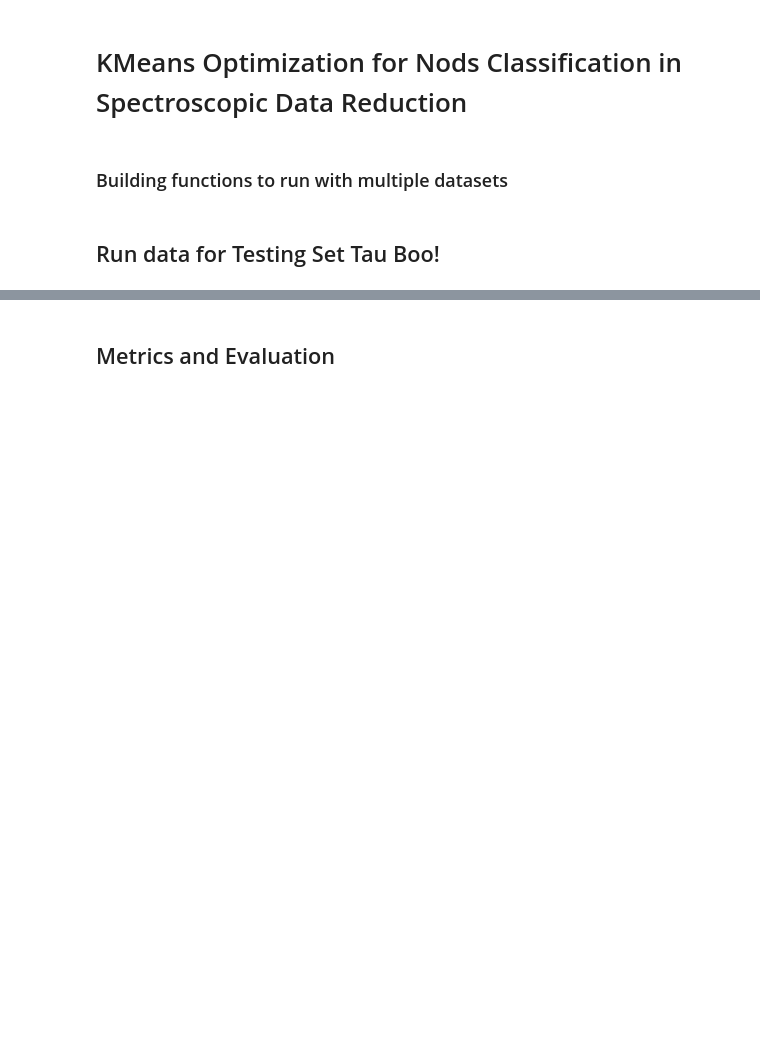
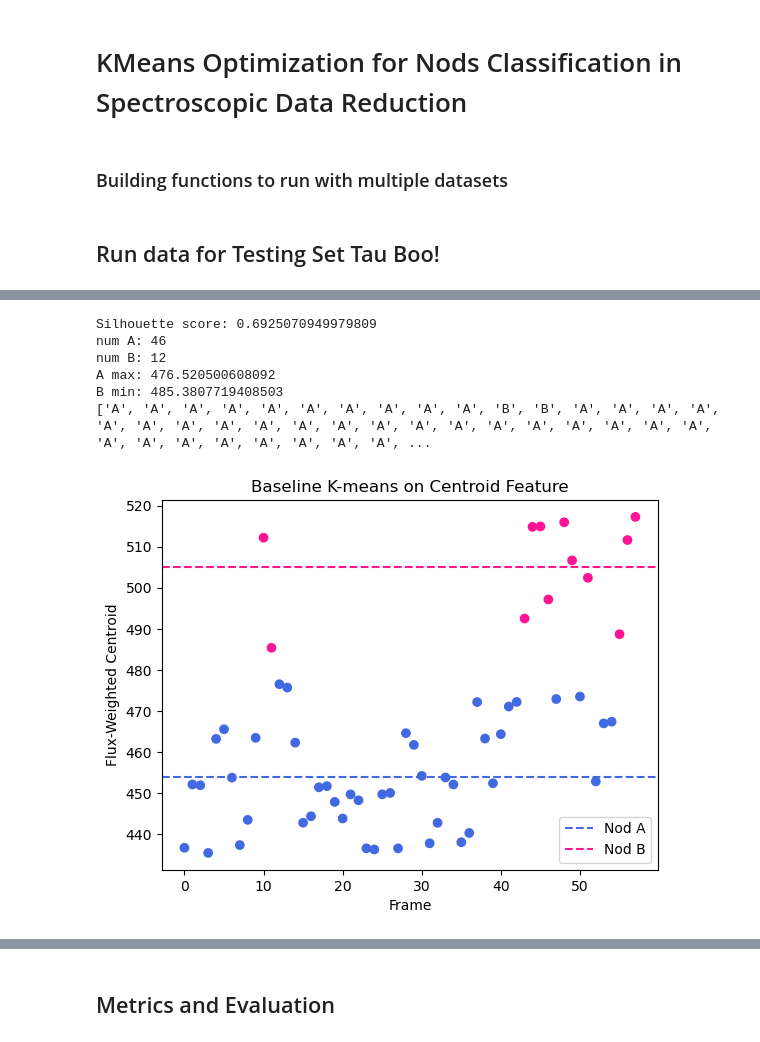
Before and after one commit to ellietchida/Nods-Classification-Project, a Jupyter notebook: KMeans.ipynb, the cells around one changed output, grey strips where cells are left out. Cells and saved outputs as stored; diff of their text form; code cells hidden in the pictures; blank space fills up the shorter version.

Commit message:
Updated KMeans and README

```diff
--- a/KMeans.ipynb
+++ b/KMeans.ipynb
@@ -146,0 +184,56 @@ def classify_AB_frames(frames):
+# %%
+A_spectra = []
+B_spectra = []
+AB_labels = []
+nods_num_labels = []
+
+collapsed = np.array(collapsed)
+center = np.array(center)
+
+X = center.reshape(-1,1)
+
+# Baseline model, without any data filtering
+N_CLUSTERS = 2  # for A and B!
+
+kmeans = KMeans(n_clusters=N_CLUSTERS, random_state=0)  # using KMeans from notebook example without adjustments
+kmeans.fit(X)
+labels = kmeans.labels_
+centroids = kmeans.cluster_centers_
+
+sil = silhouette_score(X, labels)
+print("Silhouette score:", sil)
+
+# ORGANIZATION
+label_A = np.argmin(centroids)
+label_B = np.argmax(centroids)
+
+# A and B labels
+group_labels_AB = ['A' if l == label_A else 'B' for l in labels]
+AB_labels.extend(group_labels_AB)
+
+print("num A:", np.sum(labels == label_A))
+print("num B:", np.sum(labels == label_B))
+print("A max:", np.max(center[labels == label_A]))
+print("B min:", np.min(center[labels == label_B]))
+print(AB_labels)
+
+# Plotting!
+colors = ['royalblue' if lab == 0 else 'deeppink' for lab in labels]
+
+plt.scatter(np.arange(len(center)), center, c=colors)
+for i in range(N_CLUSTERS):
+    color = 'royalblue' if i == 0 else 'deeppink'
+    label = 'A' if i == 0 else 'B'
+    plt.axhline(centroids[i], linestyle='--', c=color, label=f'Nod {label}')
+    plt.xlabel('Frame')
+    plt.ylabel('Flux-Weighted Centroid')
+    plt.title('Baseline K-means on Centroid Feature')
+    plt.legend(loc='lower right')
+# %% [output]
+Silhouette score: 0.6925070949979809
+num A: 46
+num B: 12
+A max: 476.520500608092
+B min: 485.3807719408503
+['A', 'A', 'A', 'A', 'A', 'A', 'A', 'A', 'A', 'A', 'B', 'B', 'A', 'A', 'A', 'A', 'A', 'A', 'A', 'A', 'A', 'A', 'A', 'A', 'A', 'A', 'A', 'A', 'A', 'A', 'A', 'A', 'A', 'A', 'A', 'A', 'A', 'A', 'A', 'A', ...
+[figure, added]
```
Also changed, not shown: parts of 20 cells of this notebook, 1 other file.
